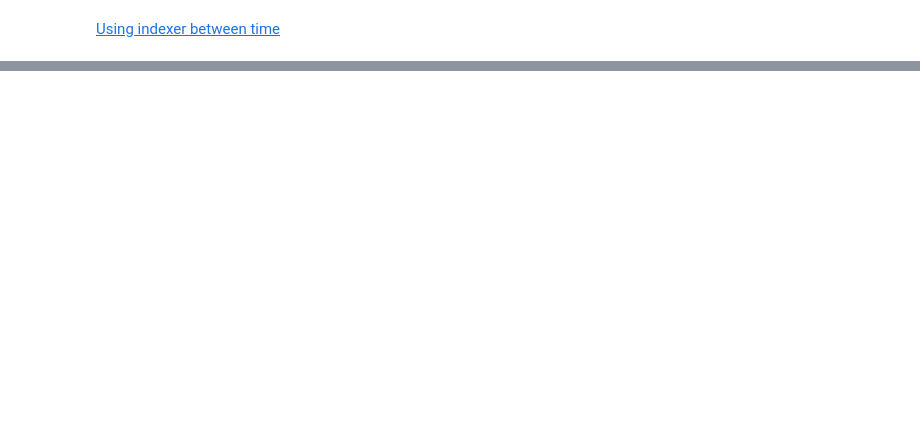
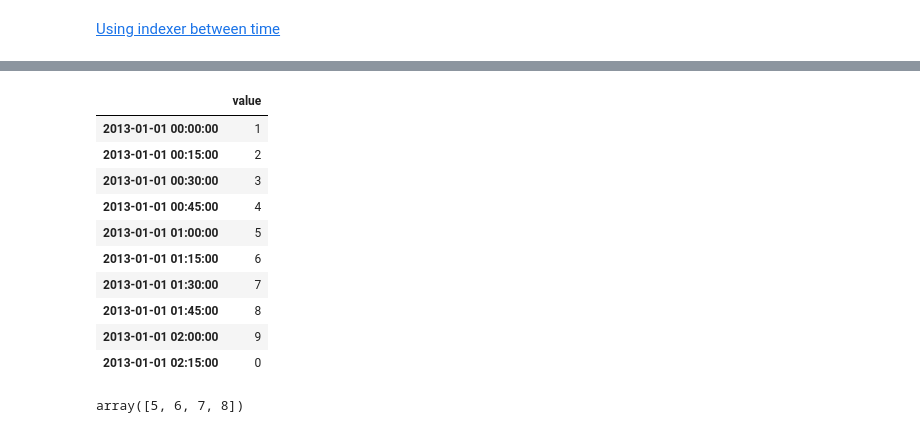
Before and after one commit to bgroveben/python3_machine_learning_projects, a Jupyter notebook: learn_kaggle/pandas/pandas_cookbook.ipynb, the cells around one changed output, grey strips where cells are left out. Drawn from its saved outputs; the diff is of its cells as text; code cells hidden in the pictures; blank space fills up the shorter version.

Commit message:
Create a mask to filter out rows where the index falls outside a given range

```diff
--- a/learn_kaggle/pandas/pandas_cookbook.ipynb
+++ b/learn_kaggle/pandas/pandas_cookbook.ipynb
@@ -1602,0 +1605,2 @@ df.iloc[df.index.indexer_between_time(datetime.time(10), datetime.time(14))]
+# %%
+index = pd.date_range('2013-1-1',periods=10,freq='15Min'); index
@@ -1602,0 +1614,18 @@ df.iloc[df.index.indexer_between_time(datetime.time(10), datetime.time(14))]
+# %%
+data = pd.DataFrame(data=[1,2,3,4,5,6,7,8,9,0],columns=['value'],index=index); data
+# %% [output]
+|  | value |
+| 2013-01-01 00:00:00 | 1 |
+| 2013-01-01 00:15:00 | 2 |
+| 2013-01-01 00:30:00 | 3 |
+| 2013-01-01 00:45:00 | 4 |
+| 2013-01-01 01:00:00 | 5 |
+| 2013-01-01 01:15:00 | 6 |
+| 2013-01-01 01:30:00 | 7 |
+| 2013-01-01 01:45:00 | 8 |
+| 2013-01-01 02:00:00 | 9 |
+| 2013-01-01 02:15:00 | 0 |
+# %%
+data.index.indexer_between_time(start_time='1:15',end_time='2:00')
+# %% [output]
+array([5, 6, 7, 8])
```
Also changed, not shown: parts of 29 cells of this notebook.
